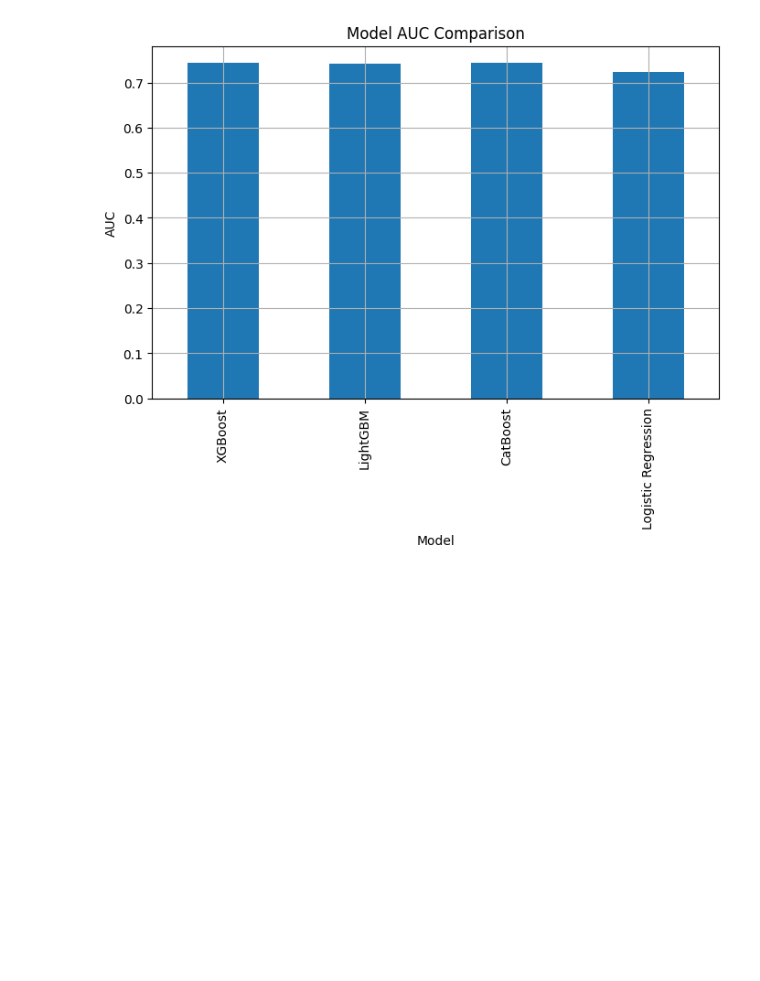
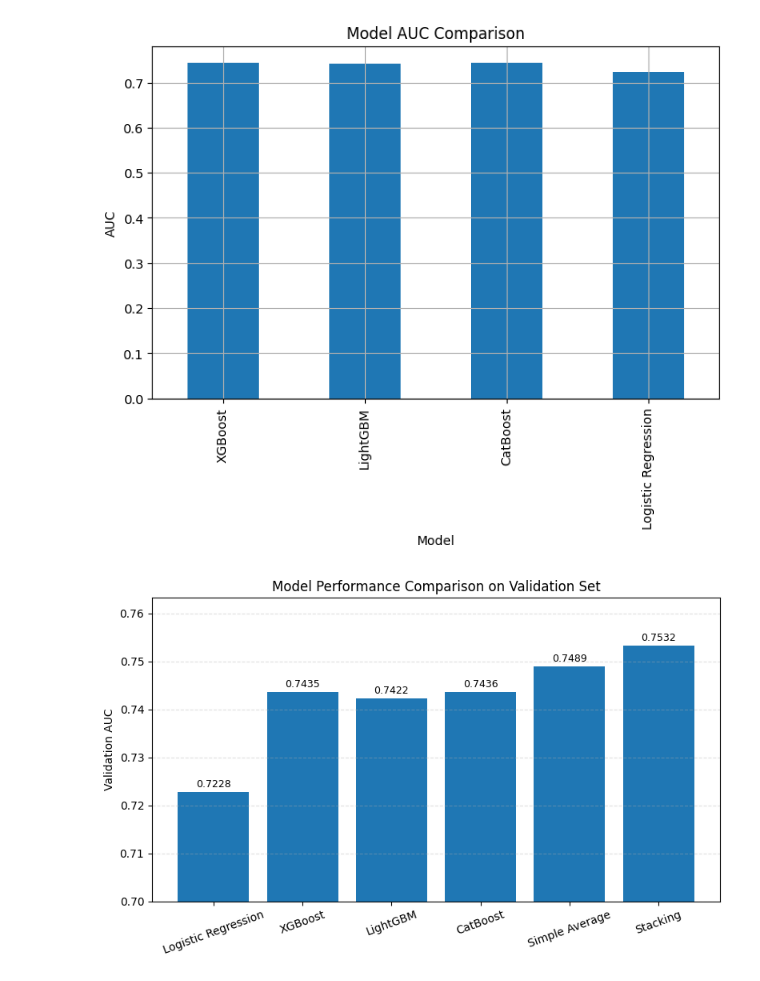
Before and after one commit to Kirawii/TGP3, a Jupyter notebook: notebook文件/firstversion.ipynb, the cells around one changed output. Cells and saved outputs as stored; diff of their text form; code cells hidden in the pictures; blank space fills up the shorter version.

```diff
--- a/notebook文件/firstversion.ipynb
+++ b/notebook文件/firstversion.ipynb
@@ -1449,3 +1449,64 @@ plt.show()
 2             CatBoost  0.743573
 3  Logistic Regression  0.722757
 [figure]
+# %%
+import numpy as np
+import pandas as pd
+import matplotlib.pyplot as plt
+
+auc_lr = 0.722757
+auc_xgb = 0.743524
+auc_lgb = 0.742242
+auc_cat = 0.743573
+auc_simple = 0.748920   # 按你表格里的数填
+auc_stacking = 0.753210
+
+# 把你已经算好的 AUC 填进来
+data = {
+    "Model": [
+        "Logistic Regression",
+        "XGBoost",
+        "LightGBM",
+        "CatBoost",
+        "Simple Average",
+        "Stacking"
+    ],
+    "AUC": [
+        auc_lr,
+        auc_xgb,
+        auc_lgb,
+        auc_cat,
+        auc_simple,
+        auc_stacking
+    ]
+}
+
+df_auc = pd.DataFrame(data)
+
+plt.figure(figsize=(8, 5))
+bars = plt.bar(df_auc["Model"], df_auc["AUC"])
+
+# 在柱子上标数字
+for bar, value in zip(bars, df_auc["AUC"]):
+    height = bar.get_height()
+    plt.text(
+        bar.get_x() + bar.get_width() / 2,
+        height + 0.0005,
+        f"{value:.4f}",
+        ha="center",
+        va="bottom",
+        fontsize=9,
+        rotation=0
+    )
+
+plt.ylabel("Validation AUC")
+plt.title("Model Performance Comparison on Validation Set")
+plt.xticks(rotation=20)
+plt.ylim(0.70, max(df_auc["AUC"]) + 0.01)  # 视情况调整下界
+plt.grid(axis="y", linestyle="--", alpha=0.4)
+
+plt.tight_layout()
+plt.savefig("model_auc_compare.png", dpi=300, bbox_inches="tight")
+plt.show()
+# %% [output]
+[figure, added]
```
Also changed, not shown: parts of 1 cell of this notebook, 9 other files.
